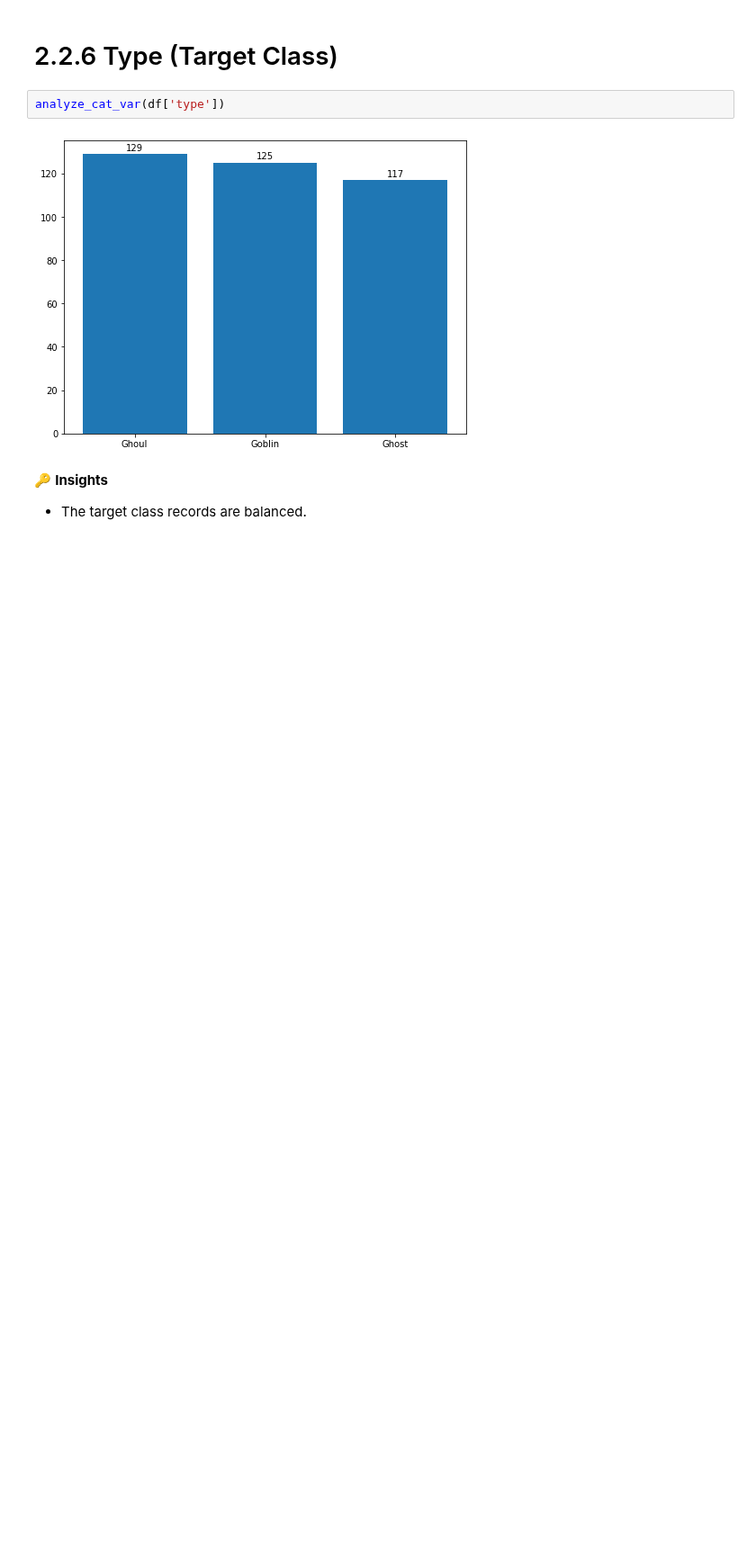
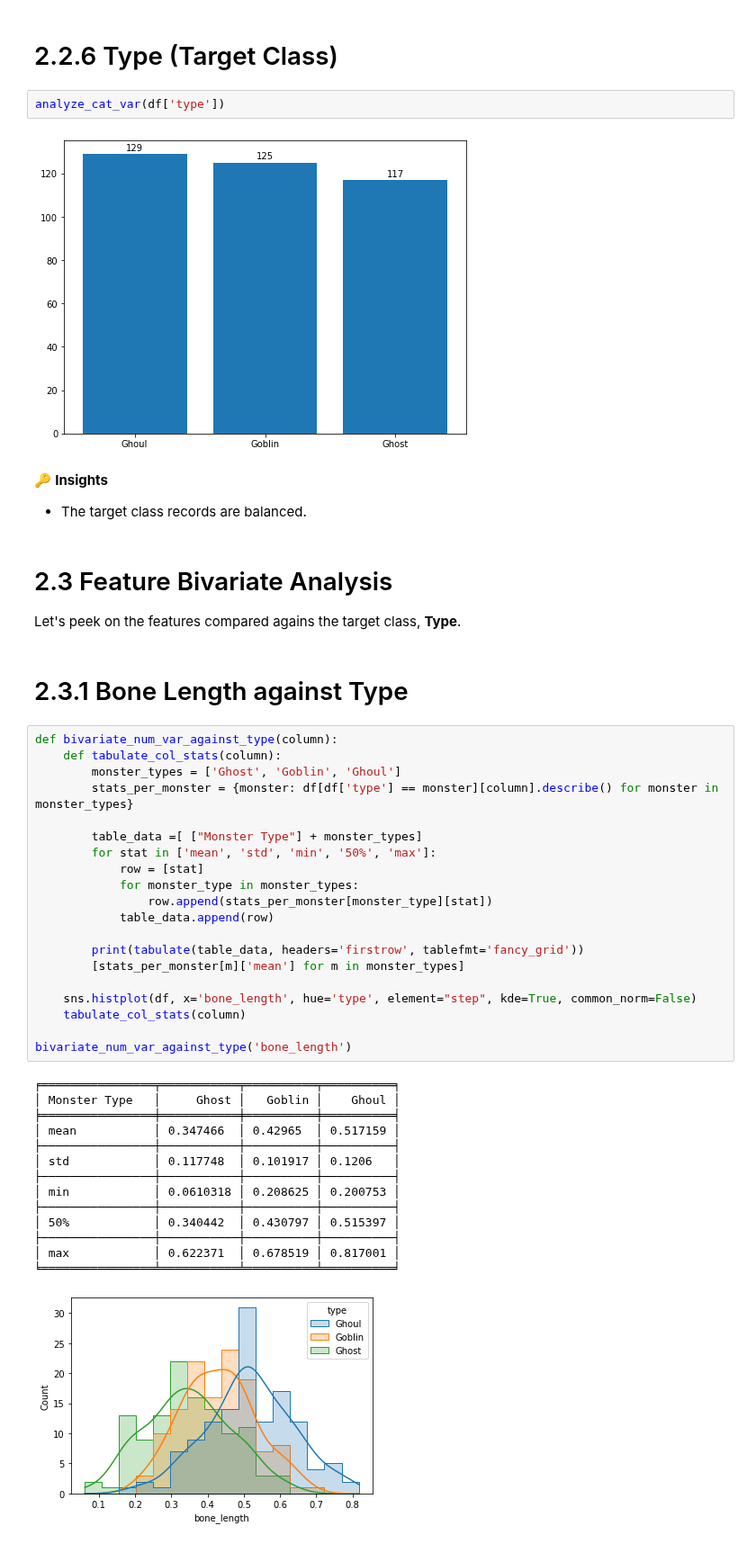
Before and after one commit to poolGolez/project-roosevelt, a Jupyter notebook: ghosts-goblins-ghosts-gotcha.ipynb, the cells around one changed output. Shown at 90% size. Cells and saved outputs as stored; diff of their text form; blank space fills up the shorter version.

Commit message:
Bivariate analysis on continuous variables against type

```diff
--- a/ghosts-goblins-ghosts-gotcha.ipynb
+++ b/ghosts-goblins-ghosts-gotcha.ipynb
@@ -166,3 +173,44 @@ analyze_cat_var(df['type'])
 # %% [markdown]
 🔑 **Insights**
 * The target class records are balanced.
+# %% [markdown]
+# 2.3 Feature Bivariate Analysis
+
+Let's peek on the features compared agains the target class, **Type**.
+# %% [markdown]
+# 2.3.1 Bone Length against Type
+# %%
+def bivariate_num_var_against_type(column):
+    def tabulate_col_stats(column):
+        monster_types = ['Ghost', 'Goblin', 'Ghoul']
+        stats_per_monster = {monster: df[df['type'] == monster][column].describe() for monster in monster_types}
+
+        table_data =[ ["Monster Type"] + monster_types]
+        for stat in ['mean', 'std', 'min', '50%', 'max']:
+            row = [stat]
+            for monster_type in monster_types:
+                row.append(stats_per_monster[monster_type][stat])
+            table_data.append(row)
+
+        print(tabulate(table_data, headers='firstrow', tablefmt='fancy_grid'))
+        [stats_per_monster[m]['mean'] for m in monster_types]
+
+    sns.histplot(df, x='bone_length', hue='type', element="step", kde=True, common_norm=False)
+    tabulate_col_stats(column)
+
+bivariate_num_var_against_type('bone_length')
+# %% [output]
+╒════════════════╤═══════════╤══════════╤══════════╕
+│ Monster Type   │     Ghost │   Goblin │    Ghoul │
+╞════════════════╪═══════════╪══════════╪══════════╡
+│ mean           │ 0.347466  │ 0.42965  │ 0.517159 │
+├────────────────┼───────────┼──────────┼──────────┤
+│ std            │ 0.117748  │ 0.101917 │ 0.1206   │
+├────────────────┼───────────┼──────────┼──────────┤
+│ min            │ 0.0610318 │ 0.208625 │ 0.200753 │
+├────────────────┼───────────┼──────────┼──────────┤
+│ 50%            │ 0.340442  │ 0.430797 │ 0.515397 │
+├────────────────┼───────────┼──────────┼──────────┤
+│ max            │ 0.622371  │ 0.678519 │ 0.817001 │
+╘════════════════╧═══════════╧══════════╧══════════╛
+[figure, added]
```
Also changed, not shown: parts of 8 cells of this notebook.
